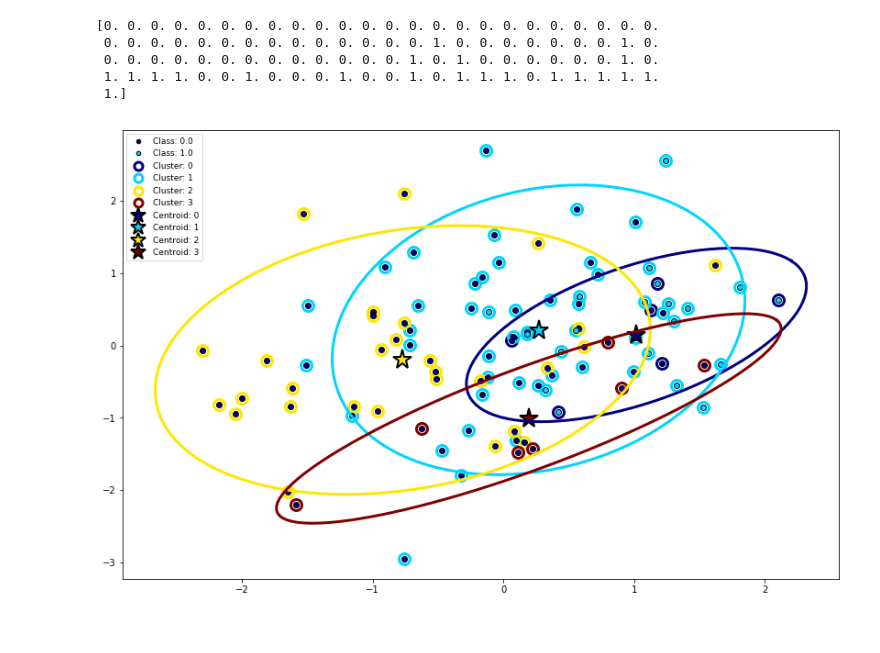
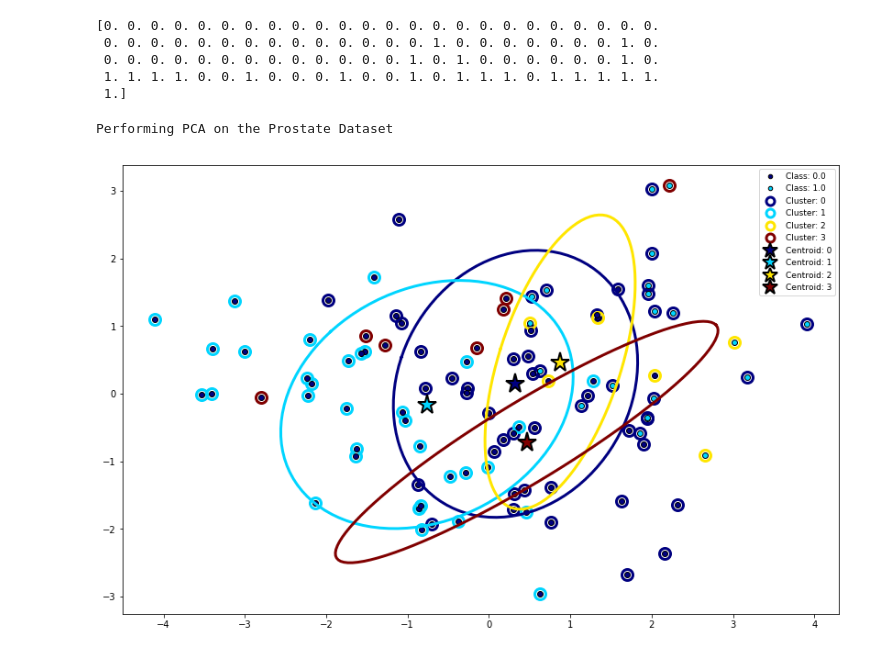
Before and after one commit to gretatuckute/ML_fall2018, a Jupyter notebook: GMM.ipynb, the cells around one changed output. Saved outputs shown, nothing was run; the diff lists cells and outputs as text; code cells hidden in the pictures.

```diff
--- a/GMM.ipynb
+++ b/GMM.ipynb
@@ -16,14 +16,14 @@ from matplotlib.pyplot import figure, plot, legend, xlabel, show
 
 
 ###### Get data using
-import ProstateDataHandler
+import ProstateDataHandler2
 import seaborn as sns
 import report_PCA
 import ML_plotter
 
 
 # Creating object to handle data load and feature transformation
-myData = ProstateDataHandler.ProstateData()
+myData = ProstateDataHandler2.ProstateData()
 
 raw_data = myData.get_rawData()
 
@@ -51,6 +51,10 @@ print(y)
  1. 1. 1. 1. 0. 0. 1. 0. 0. 0. 1. 0. 0. 1. 0. 1. 1. 1. 0. 1. 1. 1. 1. 1.
  1.]
 # %%
+import report_PCA
+prostatePCA = report_PCA.prostatePCA(X=X)
+X_pca=prostatePCA.get_principal_components(n_pca=2)
+
 # Number of clusters
 K = 4
 cov_type = 'full'
@@ -59,34 +63,39 @@ reps = 10
 # number of fits with different initalizations, best result will be kept
 # Fit Gaussian mixture model
 gmm = GaussianMixture(n_components=K, covariance_type=cov_type, n_init=reps).fit(X)
 cls = gmm.predict(X)
 # extract cluster labels
 cds = gmm.means_
 # extract cluster centroids (means of gaussians)
 covs = gmm.covariances_
 # extract cluster shapes (covariances of gaussians)
 if cov_type.lower() == 'diag':
     new_covs = np.zeros([K,M,M])
 
     count = 0
     for elem in covs:
         temp_m = np.zeros([M,M])
         new_covs[count] = np.diag(elem)
         count += 1
 
     covs = new_covs
 
 # Plot results:
 # figure(figsize=(14,9))
 # clusterplot(X, clusterid=cls, centroids=cds, y=y, covars=covs)
 # show()
 
 ## In case the number of features != 2, then a subset of features most be plotted instead.
 figure(figsize=(14,9))
 idx = [0,1] # feature index, choose two features to use as x and y axis in the plot
-clusterplot(X[:,idx], clusterid=cls, centroids=cds[:,idx], y=y, covars=covs[:,idx,:][:,:,idx])
+
+
+clusterplot(X_pca, clusterid=cls, centroids=cds[:,idx], y=y, covars=covs[:,idx,:][:,:,idx])
+
+#clusterplot(X[:,idx], clusterid=cls, centroids=cds[:,idx], y=y, covars=covs[:,idx,:][:,:,idx])
 show()
 # %% [output]
+Performing PCA on the Prostate Dataset
-[figure, old version]
+[figure, new version]
 # %%
 # Range of K's to try
```
Also changed, not shown: parts of 2 cells of this notebook, 1 other file.
